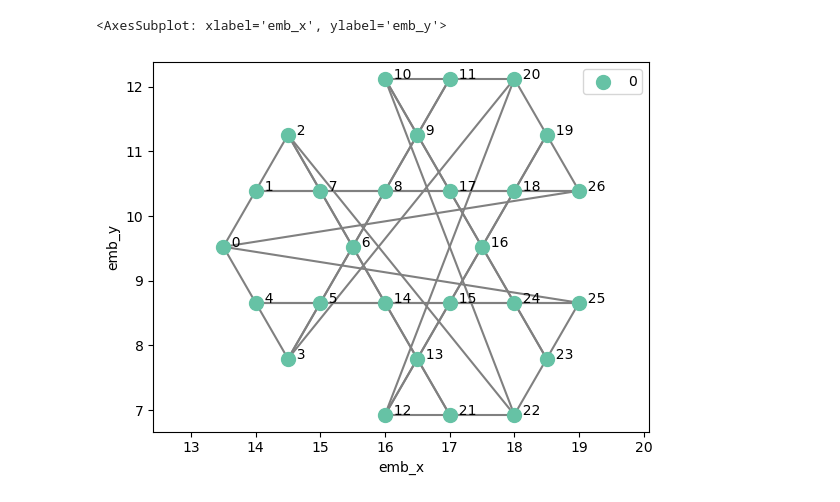
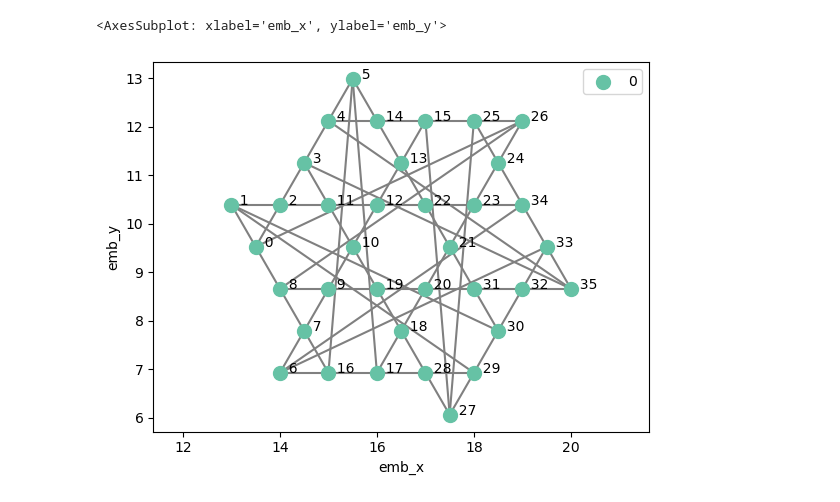
Before and after one commit to ischurov/frustrations-eda, a Jupyter notebook: kagome_round.ipynb, the cells around one changed output. Cells and saved outputs as stored; diff of their text form; code cells hidden in the pictures.

```diff
--- a/kagome_round.ipynb
+++ b/kagome_round.ipynb
@@ -69,17 +165,32 @@ plt.plot(*hexagonal_center, 'o')
 # %%
-tx = Permutation(lat.get_translation("x"))
-ty = Permutation(lat.get_translation("y"))
+kagome12x12 = KagomeLattice(12, 12, isotropic=True)
+u, v = kagome12x12.lattice_basis.T
+hexagonal_center = kagome12x12.sites_df[["emb_x", "emb_y"]].mean().to_numpy() - u - v
 
-# righttop = tx**2 * ty**2
-# rightbottom = tx**4 * ty ** (-2)
-# bottom = tx ** (2) * ty ** (-4)
 
-right = tx ** 3
-topright = ty ** 3
-bottomright = tx ** 3 * ty ** (-3)
+tx = Permutation(kagome12x12.get_translation("x"))
+ty = Permutation(kagome12x12.get_translation("y"))
 
-fundamental_domain_elements = list(np.argwhere(fundamental_domain).flatten())
-group_elements = list(
-    itertools.chain(*[[right**i, topright**i, bottomright**i] for i in [1, -1]])
-    # itertools.chain(*[[righttop ** i, rightbottom ** i, bottom ** i] for i in [1, -1]])
+righttop = tx**2 * ty**2
+rightbottom = tx**4 * ty ** (-2)
+bottom = tx ** (2) * ty ** (-4)
+
+right = tx**3
+topright = ty**3
+bottomright = tx**3 * ty ** (-3)
+
+kagome27 = get_factor_lattice(
+    initial_lattice=kagome12x12,
+    fundamental_domain_elements=get_fundamental_domain_elements(
+        kagome12x12, hexagonal_center, hexagon_with_notch_starry_region
+    ),
+    shifts=[right, topright, bottomright],
 )
+
+kagome36 = get_factor_lattice(
+    initial_lattice=kagome12x12,
+    fundamental_domain_elements=get_fundamental_domain_elements(
+        kagome12x12, hexagonal_center, hexagon_with_ear_starry_region
+    ),
+    shifts=[righttop, rightbottom, bottom],
+)
@@ -92,6 +197,5 @@ factor_lattice = FactorLattice(
-# %%
-fig, ax = plt.subplots()
-factor_lattice.plot(ax=ax)
-# %% [output]
-<AxesSubplot: xlabel='emb_x', ylabel='emb_y'>
-[figure, removed]
+# %%
+kagome36.plot()
+# %% [output]
+<AxesSubplot: xlabel='emb_x', ylabel='emb_y'>
+[figure, added]
```
Also changed, not shown: parts of 21 cells of this notebook, 5 other files.
